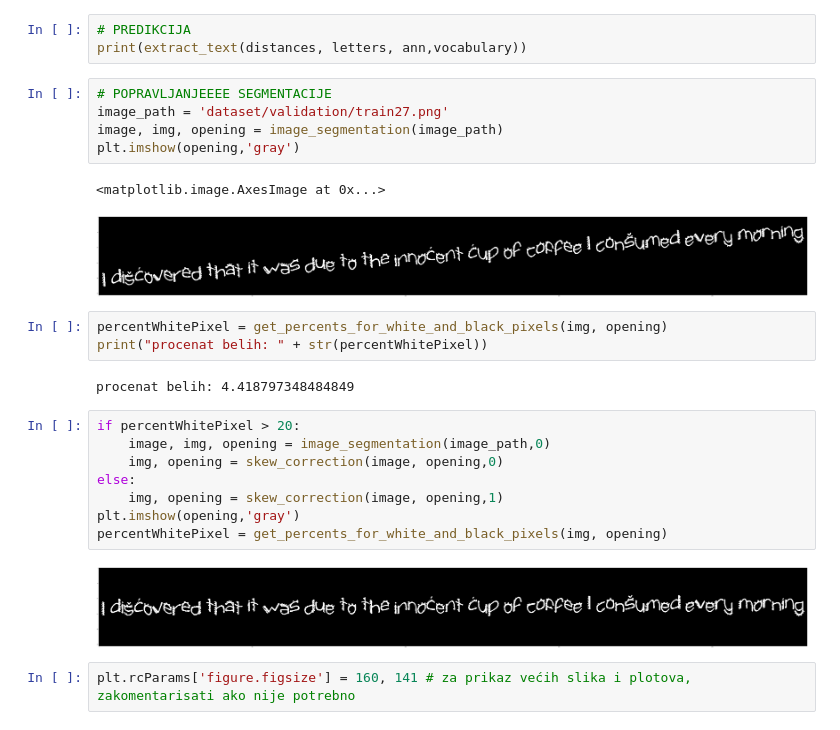
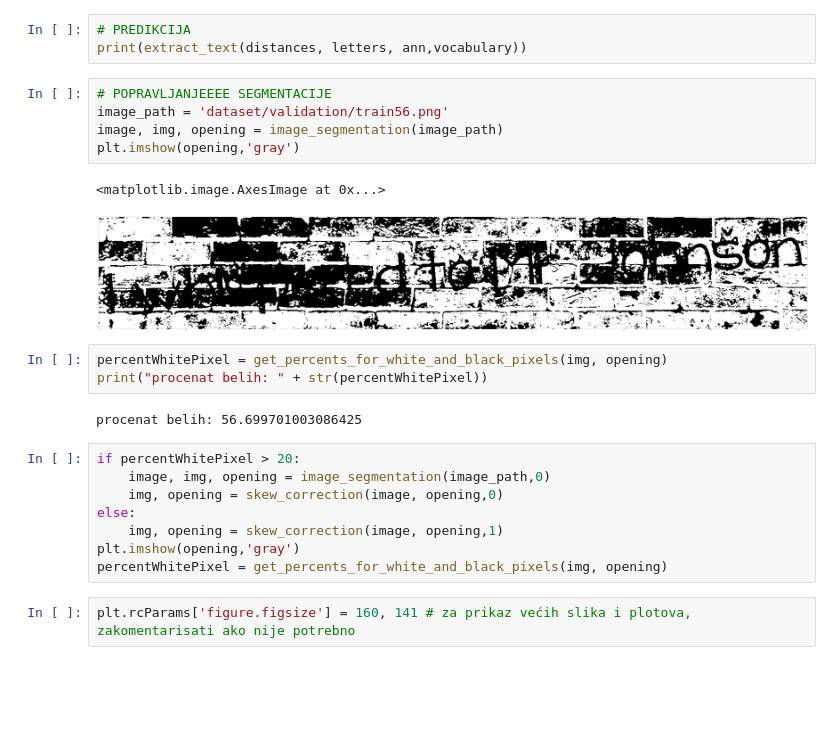
Before and after one commit to vlaksi/Soft-Challenges, a Jupyter notebook: izazovi[20-21]/Nedeljni izazov 2 - OCR/sc_2020_challenge_2/my-work.ipynb, the cells around one changed output. Cells and saved outputs as stored; diff of their text form; blank space fills up the shorter version.

```diff
--- a/izazovi[20-21]/Nedeljni izazov 2 - OCR/sc_2020_challenge_2/my-work.ipynb
+++ b/izazovi[20-21]/Nedeljni izazov 2 - OCR/sc_2020_challenge_2/my-work.ipynb
@@ -67,17 +67,17 @@ distances, letters = load_image_and_find_roi_HSV_validate(validation_image_path)
 print(extract_text(distances, letters, ann,vocabulary))
 # %%
 # POPRAVLJANJEEEE SEGMENTACIJE
-image_path = 'dataset/validation/train27.png'
+image_path = 'dataset/validation/train56.png'
 image, img, opening = image_segmentation(image_path)
 plt.imshow(opening,'gray')
 # %% [output]
 <matplotlib.image.AxesImage at 0x...>
-[figure, old version]
+[figure, new version]
 # %%
 percentWhitePixel = get_percents_for_white_and_black_pixels(img, opening)
 print("procenat belih: " + str(percentWhitePixel))
 # %% [output]
-procenat belih: 4.418797348484849
+procenat belih: 56.699701003086425
 # %%
 if percentWhitePixel > 20:
     image, img, opening = image_segmentation(image_path,0)
@@ -86,8 +86,6 @@ else:
     img, opening = skew_correction(image, opening,1)
 plt.imshow(opening,'gray')
 percentWhitePixel = get_percents_for_white_and_black_pixels(img, opening)
-# %% [output]
-[figure, removed]
 # %%
 plt.rcParams['figure.figsize'] = 160, 141 # za prikaz većih slika i plotova, zakomentarisati ako nije potrebno
 # %%
```
Also changed, not shown: parts of 3 cells of this notebook, 56 other files.
